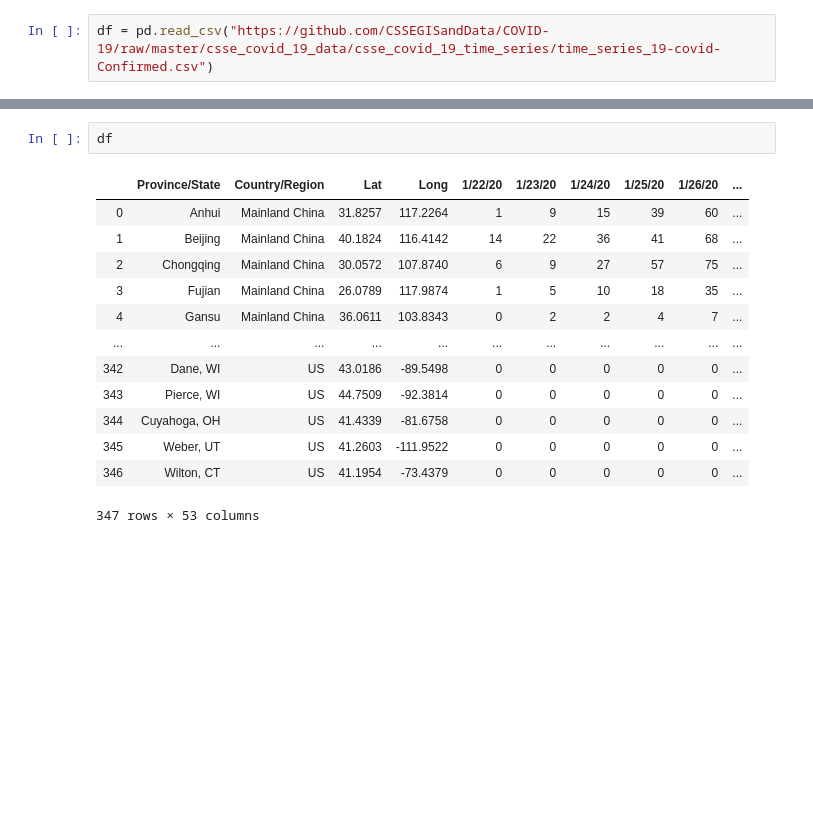
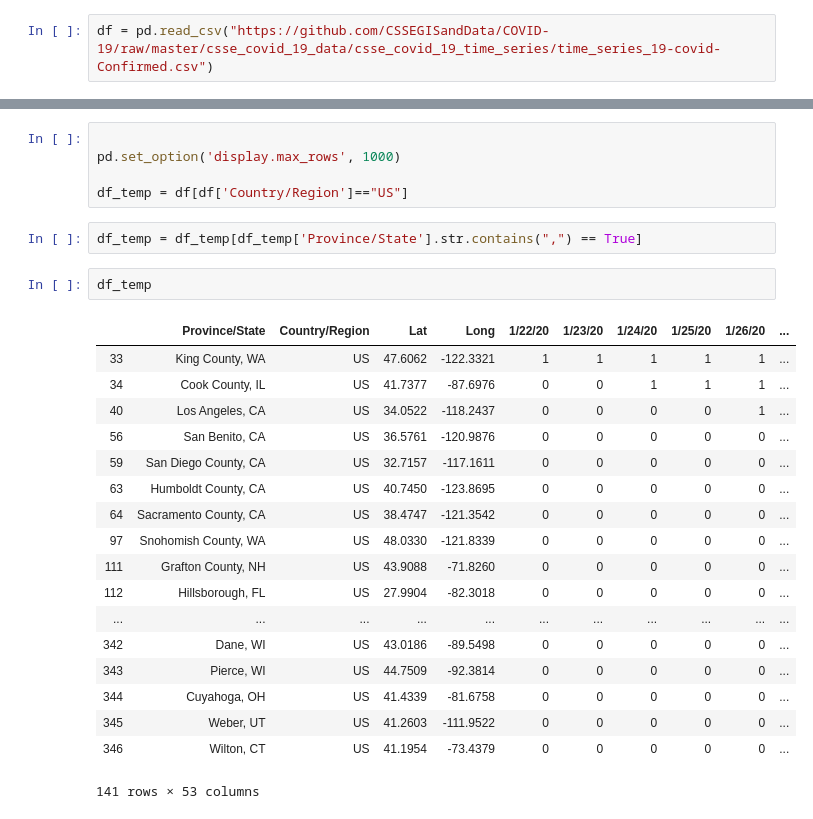
Before and after one commit to AndrzejTunkiel/atunkiel_open, a Jupyter notebook: Corona.ipynb, the cells around one changed output, grey strips where cells are left out. Saved outputs shown, nothing was run; the diff lists cells and outputs as text; blank space fills up the shorter version.

```diff
--- a/Corona.ipynb
+++ b/Corona.ipynb
@@ -53,17 +58,29 @@ for country in my_countries:
 [figure]
-# %%
-df
-# %% [output]
-|  | Province/State | Country/Region | Lat | Long | 1/22/20 | 1/23/20 | 1/24/20 | 1/25/20 | 1/26/20 | ... |
-| 0 | Anhui | Mainland China | 31.8257 | 117.2264 | 1 | 9 | 15 | 39 | 60 | ... |
-| 1 | Beijing | Mainland China | 40.1824 | 116.4142 | 14 | 22 | 36 | 41 | 68 | ... |
-| 2 | Chongqing | Mainland China | 30.0572 | 107.8740 | 6 | 9 | 27 | 57 | 75 | ... |
-| 3 | Fujian | Mainland China | 26.0789 | 117.9874 | 1 | 5 | 10 | 18 | 35 | ... |
-| 4 | Gansu | Mainland China | 36.0611 | 103.8343 | 0 | 2 | 2 | 4 | 7 | ... |
-| ... | ... | ... | ... | ... | ... | ... | ... | ... | ... | ... |
-| 342 | Dane, WI | US | 43.0186 | -89.5498 | 0 | 0 | 0 | 0 | 0 | ... |
-| 343 | Pierce, WI | US | 44.7509 | -92.3814 | 0 | 0 | 0 | 0 | 0 | ... |
-| 344 | Cuyahoga, OH | US | 41.4339 | -81.6758 | 0 | 0 | 0 | 0 | 0 | ... |
-| 345 | Weber, UT | US | 41.2603 | -111.9522 | 0 | 0 | 0 | 0 | 0 | ... |
-| 346 | Wilton, CT | US | 41.1954 | -73.4379 | 0 | 0 | 0 | 0 | 0 | ... |
-347 rows × 53 columns
+# %%
+
+pd.set_option('display.max_rows', 1000)
+
+df_temp = df[df['Country/Region']=="US"]
+# %%
+df_temp = df_temp[df_temp['Province/State'].str.contains(",") == True]
+# %%
+df_temp
+# %% [output]
+|  | Province/State | Country/Region | Lat | Long | 1/22/20 | 1/23/20 | 1/24/20 | 1/25/20 | 1/26/20 | ... |
+| 33 | King County, WA | US | 47.6062 | -122.3321 | 1 | 1 | 1 | 1 | 1 | ... |
+| 34 | Cook County, IL | US | 41.7377 | -87.6976 | 0 | 0 | 1 | 1 | 1 | ... |
+| 40 | Los Angeles, CA | US | 34.0522 | -118.2437 | 0 | 0 | 0 | 0 | 1 | ... |
+| 56 | San Benito, CA | US | 36.5761 | -120.9876 | 0 | 0 | 0 | 0 | 0 | ... |
+| 59 | San Diego County, CA | US | 32.7157 | -117.1611 | 0 | 0 | 0 | 0 | 0 | ... |
+| 63 | Humboldt County, CA | US | 40.7450 | -123.8695 | 0 | 0 | 0 | 0 | 0 | ... |
+| 64 | Sacramento County, CA | US | 38.4747 | -121.3542 | 0 | 0 | 0 | 0 | 0 | ... |
+| 97 | Snohomish County, WA | US | 48.0330 | -121.8339 | 0 | 0 | 0 | 0 | 0 | ... |
+| 111 | Grafton County, NH | US | 43.9088 | -71.8260 | 0 | 0 | 0 | 0 | 0 | ... |
+| 112 | Hillsborough, FL | US | 27.9904 | -82.3018 | 0 | 0 | 0 | 0 | 0 | ... |
+| ... | ... | ... | ... | ... | ... | ... | ... | ... | ... | ... |
+| 342 | Dane, WI | US | 43.0186 | -89.5498 | 0 | 0 | 0 | 0 | 0 | ... |
+| 343 | Pierce, WI | US | 44.7509 | -92.3814 | 0 | 0 | 0 | 0 | 0 | ... |
+| 344 | Cuyahoga, OH | US | 41.4339 | -81.6758 | 0 | 0 | 0 | 0 | 0 | ... |
+| 345 | Weber, UT | US | 41.2603 | -111.9522 | 0 | 0 | 0 | 0 | 0 | ... |
+| 346 | Wilton, CT | US | 41.1954 | -73.4379 | 0 | 0 | 0 | 0 | 0 | ... |
+141 rows × 53 columns
```
Also changed, not shown: parts of 1 cell of this notebook.
